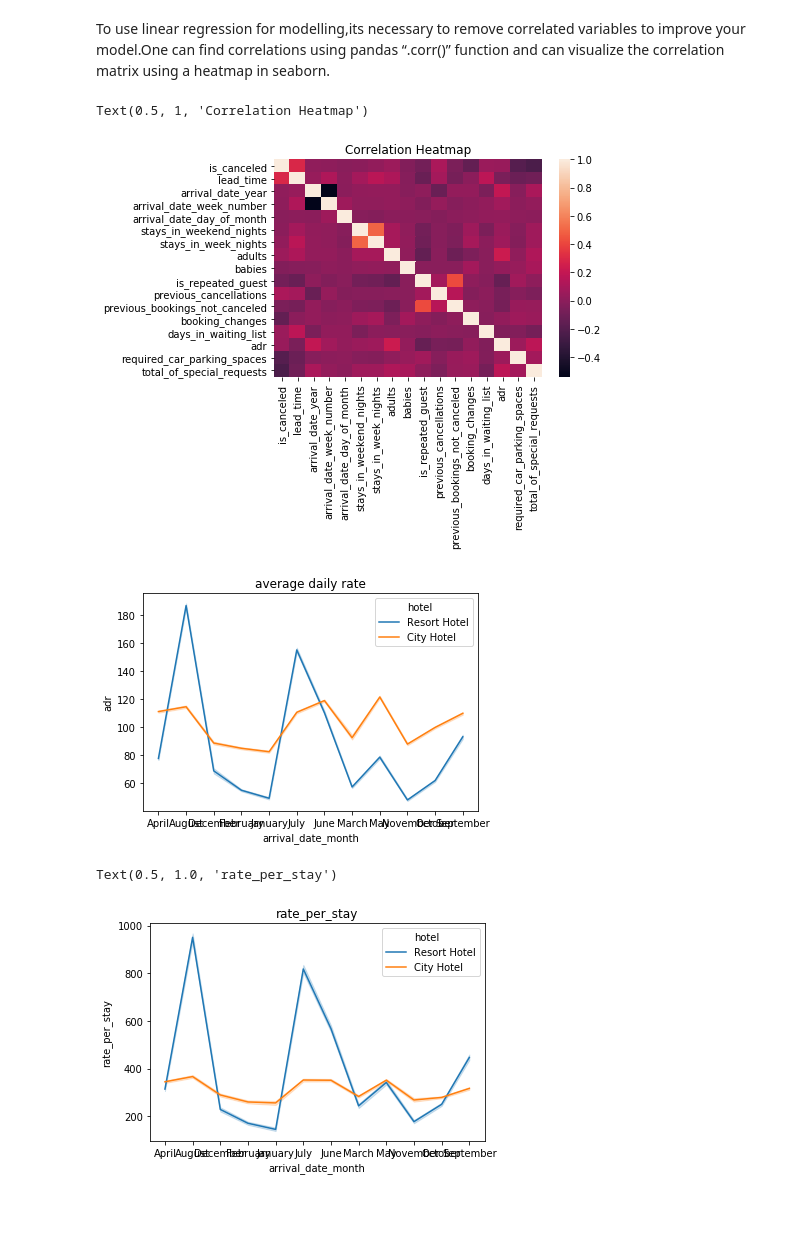
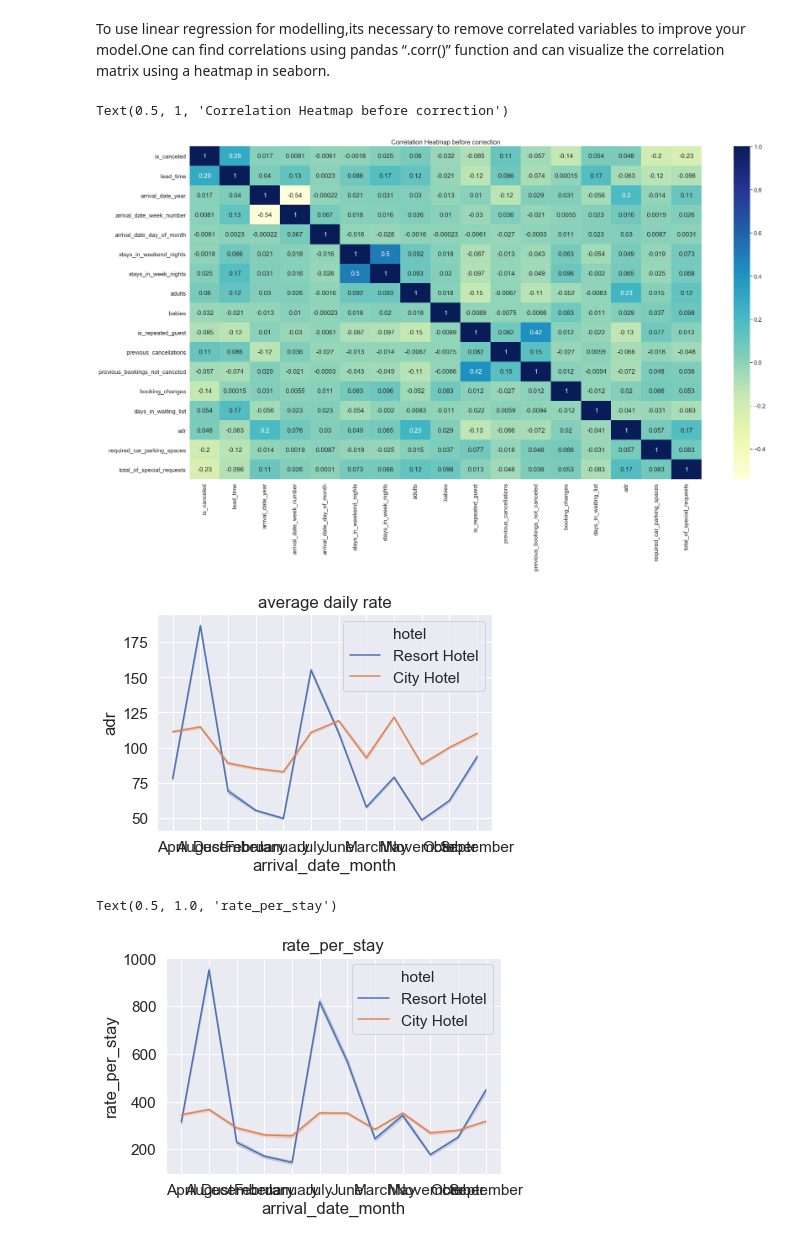
Before and after one commit to dipenpratap/Data-Mining, a Jupyter notebook: Project 1/project_1.ipynb, the cells around one changed output. Drawn from its saved outputs; the diff is of its cells as text; code cells hidden in the pictures; blank space fills up the shorter version.

Commit message:
Correlation & Heat Map addition

```diff
--- a/Project 1/project_1.ipynb
+++ b/Project 1/project_1.ipynb
@@ -157,13 +157,15 @@ From above data we can see that the months of August followed by July, May, and
 # %% [markdown]
 To use linear regression for modelling,its necessary to remove correlated variables to improve your model.One can find correlations using pandas “.corr()” function and can visualize the correlation matrix using a heatmap in seaborn.
 # %%
-# Representing the data using heatmap
+# Representing the data using heatmap before correction
 data_corr = dataset.corr()
-sns.heatmap(data_corr)
-plt.title('Correlation Heatmap')
+sns.set(font_scale=1.4)
+plt.figure(figsize=(30, 16))
+sns.heatmap(data_corr,annot = True,cmap = "YlGnBu")
+plt.title('Correlation Heatmap before correction')
 # %% [output]
-Text(0.5, 1, 'Correlation Heatmap')
+Text(0.5, 1, 'Correlation Heatmap before correction')
-[figure, old version]
+[figure, new version]
 # %%
 #Calculating average rate paid per total stay by multiplying average daily rate * total time stayed
 dataset['rate_per_stay'] = dataset['adr'] * (dataset['stays_in_weekend_nights'] + dataset['stays_in_week_nights'])
@@ -172,9 +174,9 @@ sns.lineplot(data = dataset, x = 'arrival_date_month', y = 'adr', hue = 'hotel')
 plt.show()
 sns.lineplot(data = dataset, x = 'arrival_date_month', y = 'rate_per_stay', hue = 'hotel').set_title("rate_per_stay")
 # %% [output]
-[figure, old version]
+[figure, new version]
 Text(0.5, 1.0, 'rate_per_stay')
-[figure, old version]
+[figure, new version]
 # %%
 #Graphs show a clear trend where certian months have a higher overall price paid and adr
 # %%
```
Also changed, not shown: parts of 5 cells of this notebook.
